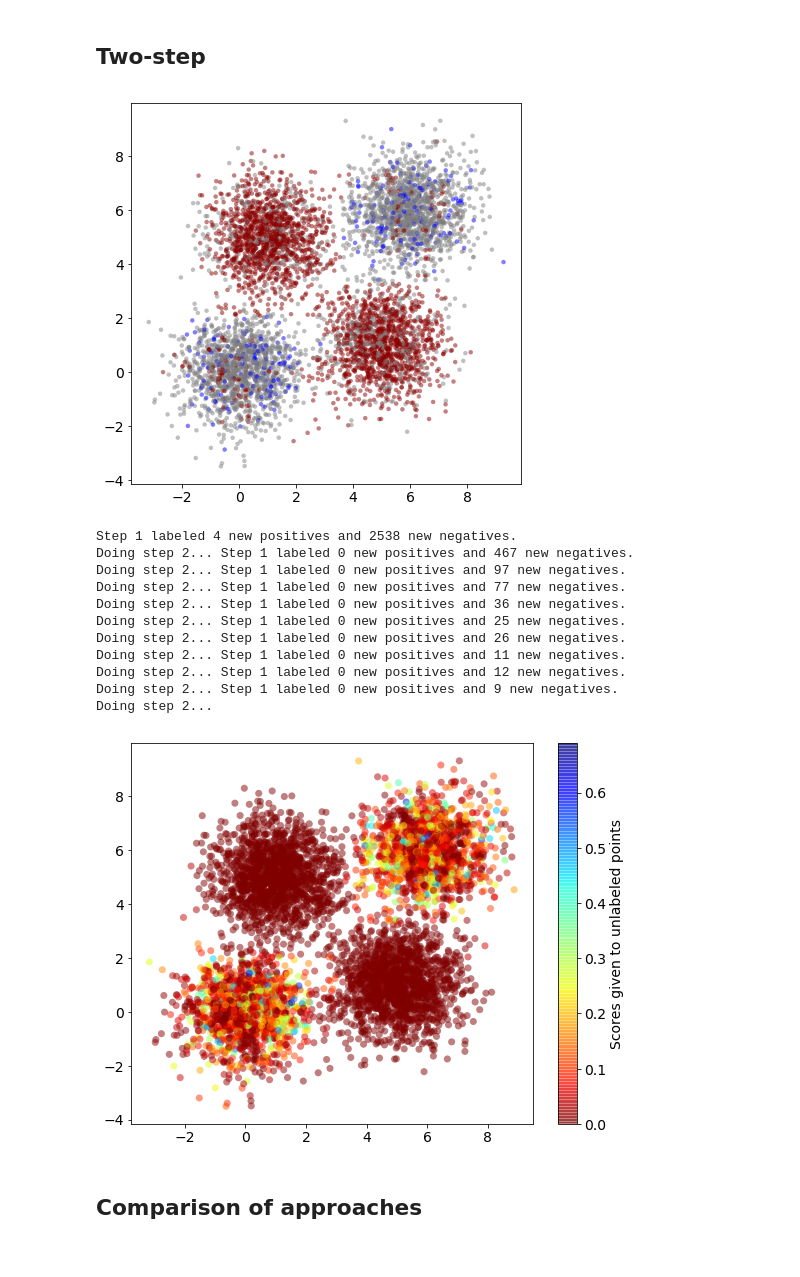
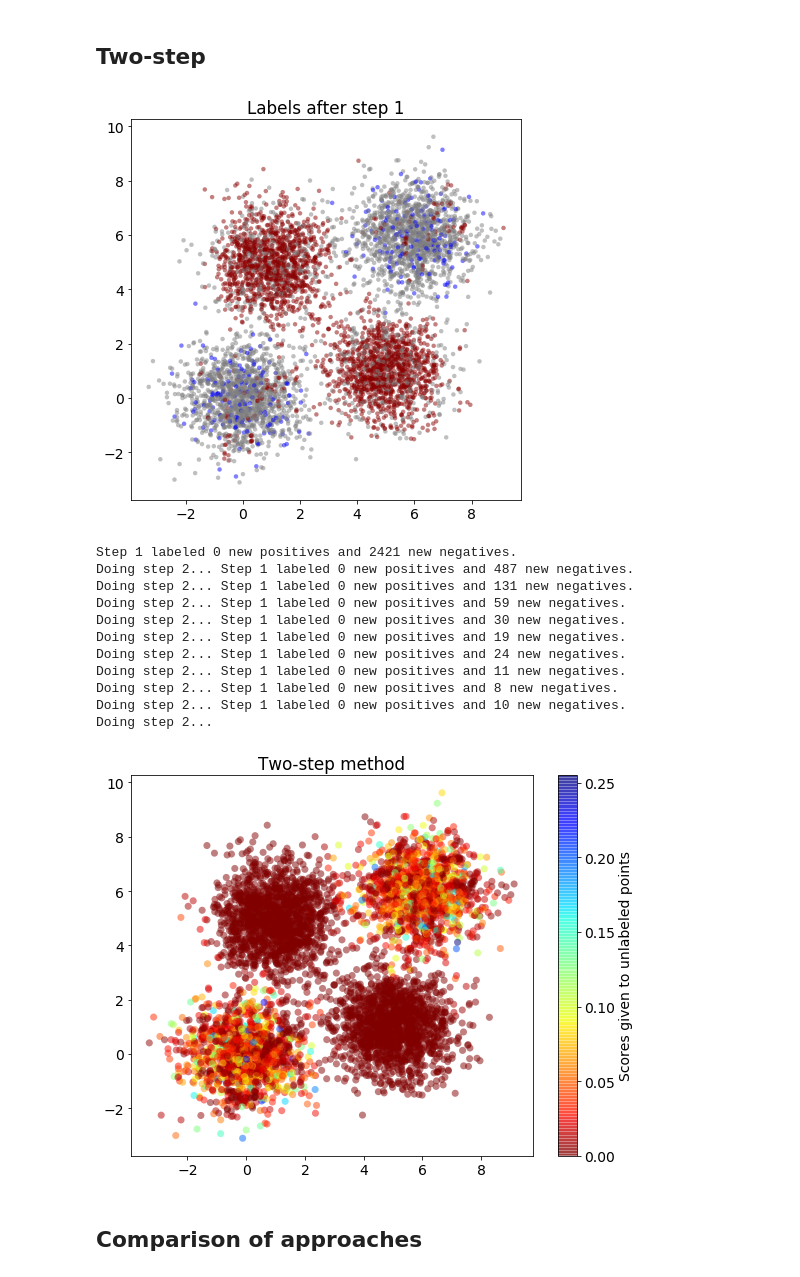
Before and after one commit to roywright/pu_learning, a Jupyter notebook: blobs.ipynb, the cells around one changed output. Saved outputs shown, nothing was run; the diff lists cells and outputs as text; code cells hidden in the pictures.

```diff
--- a/blobs.ipynb
+++ b/blobs.ipynb
@@ -67,8 +68,7 @@ plt.show()
 from sklearn.ensemble import RandomForestClassifier
 rf = RandomForestClassifier(
     n_estimators = 1000,  # Use 1000 trees
-    n_jobs = -1,          # Use all CPU cores
-    oob_score = True      # Keep track of OOB scores (we'll use them below)
+    n_jobs = -1           # Use all CPU cores
 )
 rf.fit(X, y)
 
@@ -96,3 +96,0 @@ plt.show()
-# %%
-# Store the average OOB scores found during training of the RF model
-results['output_oob'] = rf.oob_decision_function_[:,1]
@@ -147,3 +146,13 @@ results['output_bag'] = sum_oob / num_oob
+# %%
+from baggingPU import BaggingClassifierPU
+bc = BaggingClassifierPU(
+    DecisionTreeClassifier(),
+    n_estimators = 1000,  # 1000 trees as usual
+    max_samples = sum(y), # Balance the positives and unlabeled in each bag
+    n_jobs = -1           # Use all cores
+)
+bc.fit(X, y)
+results['output_skb'] = bc.oob_decision_function_[:,1]
 # %%
 # Visualize this approach's results
 plt.scatter(
@@ -186,8 +172,8 @@ plt.show()
 # 0 for "reliable negative" (there are no reliable negatives to start with)
 ys = 2 * y - 1
 
-# Get the OOB scores from before
-pred = rf.oob_decision_function_[:,1]
+# Get the scores from before
+pred = rf.predict_proba(X)[:,1]
 
 # Find the range of scores given to positive data points
 range_P = [min(pred * (ys > 0)), max(pred * (ys > 0))]
@@ -208,12 +194,11 @@ plt.scatter(
     c = [cdict[k] for k in ys],
     linewidth = 0, s = 20, alpha = 0.5
 )
+plt.title('Labels after step 1')
 plt.show()
 
 # Classifier to be used for step 2
-rf2 = RandomForestClassifier(
-    n_estimators = 1000, n_jobs = -1, oob_score = True
-)
+rf2 = RandomForestClassifier(n_estimators = 1000, n_jobs = -1)
 
 # Limit to 10 iterations (this is arbitrary, but
 # otherwise this approach can take a very long time)
@@ -229,9 +214,9 @@ for i in range(10):
     print('Doing step 2... ', end = '')
 
     # STEP 2
-    # Retrain on new labels and get OOB scores
+    # Retrain on new labels and get new scores
     rf2.fit(X, ys)
-    pred = rf2.oob_decision_function_[:,-1]
+    pred = rf2.predict_proba(X)[:,-1]
 
     # Find the range of scores given to positive data points
     range_P = [min(pred * (ys > 0)), max(pred * (ys > 0))]
@@ -244,32 +229,33 @@ for i in range(10):
 
 
 # Lastly, get the scores assigned by this approach
-results['output_stp'] = rf2.oob_decision_function_[:,-1]
+results['output_stp'] = pred
 # %% [output]
-[figure, old version]
+[figure, new version]
-Step 1 labeled 4 new positives and 2538 new negatives.
-Doing step 2... Step 1 labeled 0 new positives and 467 new negatives.
-Doing step 2... Step 1 labeled 0 new positives and 97 new negatives.
-Doing step 2... Step 1 labeled 0 new positives and 77 new negatives.
-Doing step 2... Step 1 labeled 0 new positives and 36 new negatives.
-Doing step 2... Step 1 labeled 0 new positives and 25 new negatives.
-Doing step 2... Step 1 labeled 0 new positives and 26 new negatives.
+Step 1 labeled 0 new positives and 2421 new negatives.
+Doing step 2... Step 1 labeled 0 new positives and 487 new negatives.
+Doing step 2... Step 1 labeled 0 new positives and 131 new negatives.
+Doing step 2... Step 1 labeled 0 new positives and 59 new negatives.
+Doing step 2... Step 1 labeled 0 new positives and 30 new negatives.
+Doing step 2... Step 1 labeled 0 new positives and 19 new negatives.
+Doing step 2... Step 1 labeled 0 new positives and 24 new negatives.
 Doing step 2... Step 1 labeled 0 new positives and 11 new negatives.
-Doing step 2... Step 1 labeled 0 new positives and 12 new negatives.
-Doing step 2... Step 1 labeled 0 new positives and 9 new negatives.
+Doing step 2... Step 1 labeled 0 new positives and 8 new negatives.
+Doing step 2... Step 1 labeled 0 new positives and 10 new negatives.
 Doing step 2...
 # %%
 # Visualize this approach's final results
 plt.rcParams['figure.figsize'] = 9,7
 plt.scatter(
     X[y==0].feature1, X[y==0].feature2,
     c = results[y==0].output_stp, linewidth = 0, s = 50, alpha = 0.5,
     cmap = 'jet_r'
 )
 plt.colorbar(label='Scores given to unlabeled points')
+plt.title('Two-step method')
 plt.show()
 # %% [output]
-[figure, old version]
+[figure, new version]
 # %% [markdown]
 ## Comparison of approaches
 # %%
```
Also changed, not shown: parts of 25 cells of this notebook, 2 other files.
